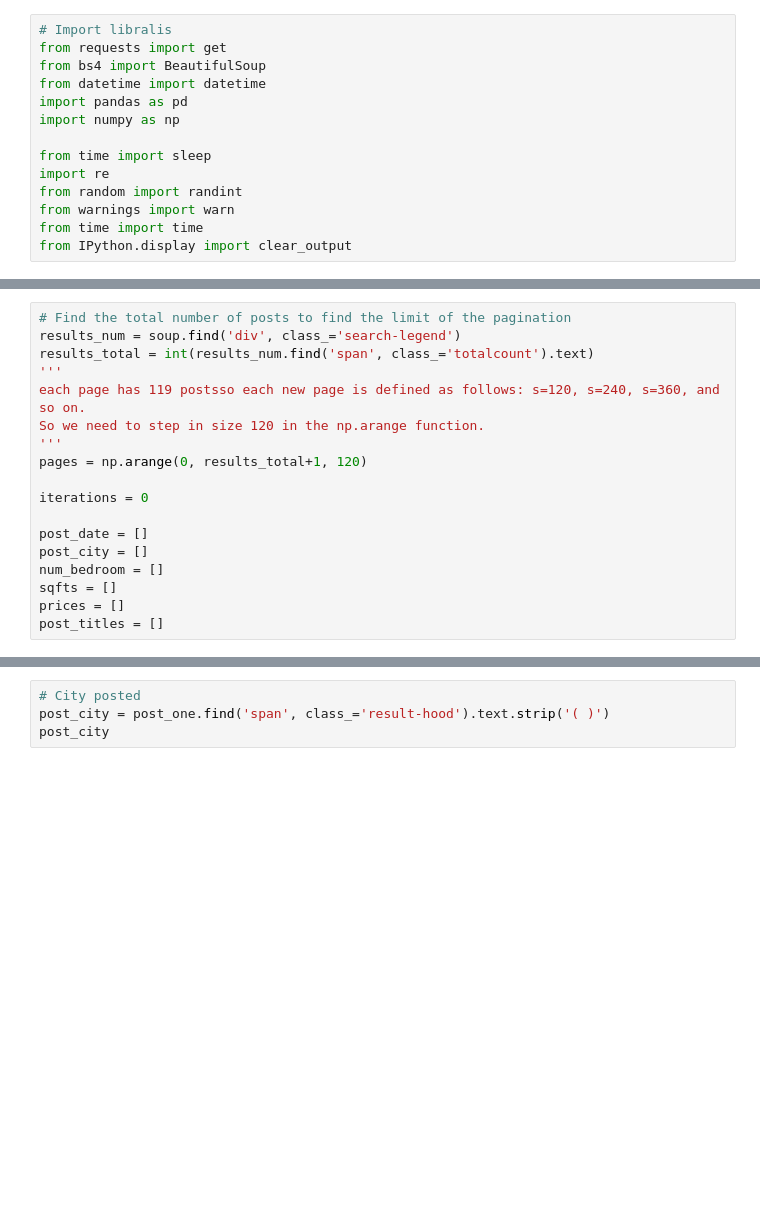
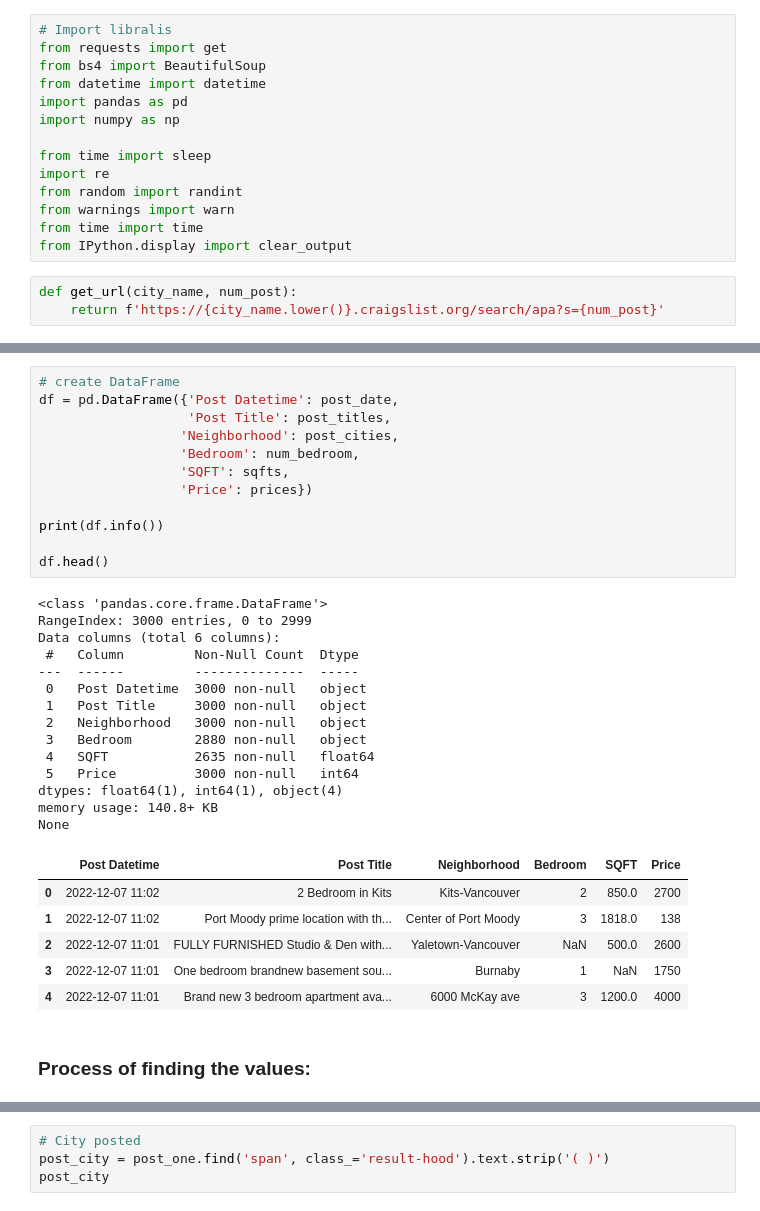
Before and after one commit to masaichig0/Data-Analysis-Project-1, a Jupyter notebook: scrape_craigslist_for_information.ipynb, the cells around one changed output, grey strips where cells are left out. Saved outputs shown, nothing was run; the diff lists cells and outputs as text; blank space fills up the shorter version.

Commit message:
checkpoint after I finish scraping the data

```diff
--- a/scrape_craigslist_for_information.ipynb
+++ b/scrape_craigslist_for_information.ipynb
@@ -60,5 +60,8 @@ from random import randint
 from warnings import warn
 from time import time
 from IPython.display import clear_output
+# %%
+def get_url(city_name, num_post):
+    return f'https://{city_name.lower()}.craigslist.org/search/apa?s={num_post}'
 # %%
 # Chilliwack rental housing
@@ -73,21 +77,3 @@ print(len(posts)) # to double check I got 120 elements
 # %% [output]
 <class 'bs4.element.ResultSet'>
 120
-# %%
-# Find the total number of posts to find the limit of the pagination
-results_num = soup.find('div', class_='search-legend')
-results_total = int(results_num.find('span', class_='totalcount').text)
-'''
-each page has 119 postsso each new page is defined as follows: s=120, s=240, s=360, and so on.
-So we need to step in size 120 in the np.arange function.
-'''
-pages = np.arange(0, results_total+1, 120)
-
-iterations = 0
-
-post_date = []
-post_city = []
-num_bedroom = []
-sqfts = []
-prices = []
-post_titles = []
@@ -94,3 +212,38 @@ post_titles = []
+# %%
+# create DataFrame
+df = pd.DataFrame({'Post Datetime': post_date,
+                   'Post Title': post_titles,
+                  'Neighborhood': post_cities,
+                  'Bedroom': num_bedroom,
+                  'SQFT': sqfts,
+                  'Price': prices})
+
+print(df.info())
+
+df.head()
+# %% [output]
+<class 'pandas.core.frame.DataFrame'>
+RangeIndex: 3000 entries, 0 to 2999
+Data columns (total 6 columns):
+ #   Column         Non-Null Count  Dtype
+---  ------         --------------  -----
+ 0   Post Datetime  3000 non-null   object
+ 1   Post Title     3000 non-null   object
+ 2   Neighborhood   3000 non-null   object
+ 3   Bedroom        2880 non-null   object
+ 4   SQFT           2635 non-null   float64
+ 5   Price          3000 non-null   int64
+dtypes: float64(1), int64(1), object(4)
+memory usage: 140.8+ KB
+None
+|  | Post Datetime | Post Title | Neighborhood | Bedroom | SQFT | Price |
+| 0 | 2022-12-07 11:02 | 2 Bedroom in Kits | Kits-Vancouver | 2 | 850.0 | 2700 |
+| 1 | 2022-12-07 11:02 | Port Moody prime location with th... | Center of Port Moody | 3 | 1818.0 | 138 |
+| 2 | 2022-12-07 11:01 | FULLY FURNISHED Studio & Den with... | Yaletown-Vancouver | NaN | 500.0 | 2600 |
+| 3 | 2022-12-07 11:01 | One bedroom brandnew basement sou... | Burnaby | 1 | NaN | 1750 |
+| 4 | 2022-12-07 11:01 | Brand new 3 bedroom apartment ava... | 6000 McKay ave | 3 | 1200.0 | 4000 |
+# %% [markdown]
+### Process of finding the values:
 # %%
 # Show first post to look into it
 post_one = posts[0]
```
Also changed, not shown: parts of 20 cells of this notebook.
